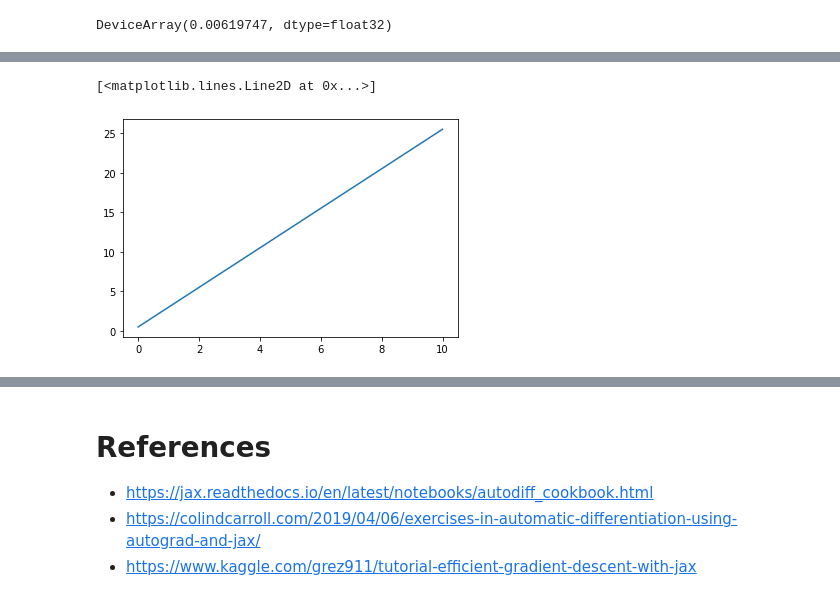
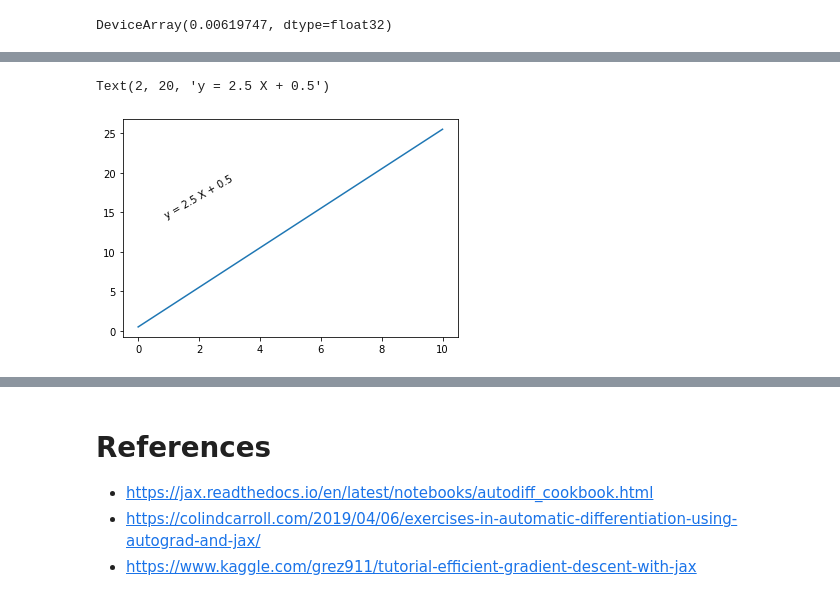
Before and after one commit to anvelezec/experiments, a Jupyter notebook: Basic_NN_using_JAX_.ipynb, the cells around one changed output, grey strips where cells are left out. Drawn from its saved outputs; the diff is of its cells as text; code cells hidden in the pictures.

```diff
--- a/Basic_NN_using_JAX_.ipynb
+++ b/Basic_NN_using_JAX_.ipynb
@@ -205,5 +196,10 @@ plt.plot(X.T, y_true.T)
-# %%
-plt.plot(X.T, y_pred.T)
-# %% [output]
-[<matplotlib.lines.Line2D at 0x...>]
-[figure, removed]
+# %%
+plt.plot(X.T, y_true.T)
+plt.text(2, 20, 'y = ' + str(W_real[0][0]) + " X + " + str(b_real),
+         rotation=30,
+         horizontalalignment='center',
+         verticalalignment='top',
+         multialignment='center')
+# %% [output]
+Text(2, 20, 'y = 2.5 X + 0.5')
+[figure, added]
```
Also changed, not shown: parts of 4 cells of this notebook.
